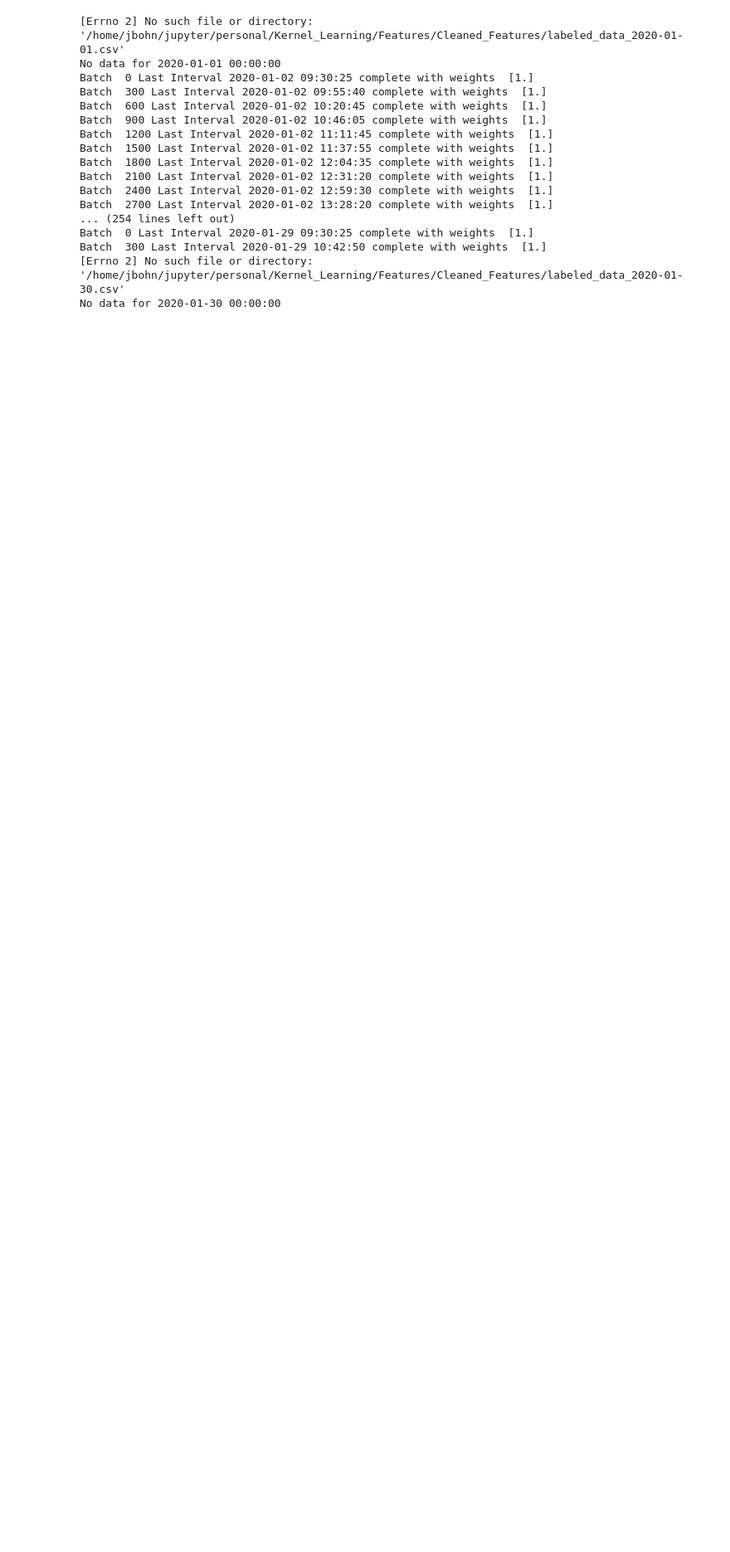
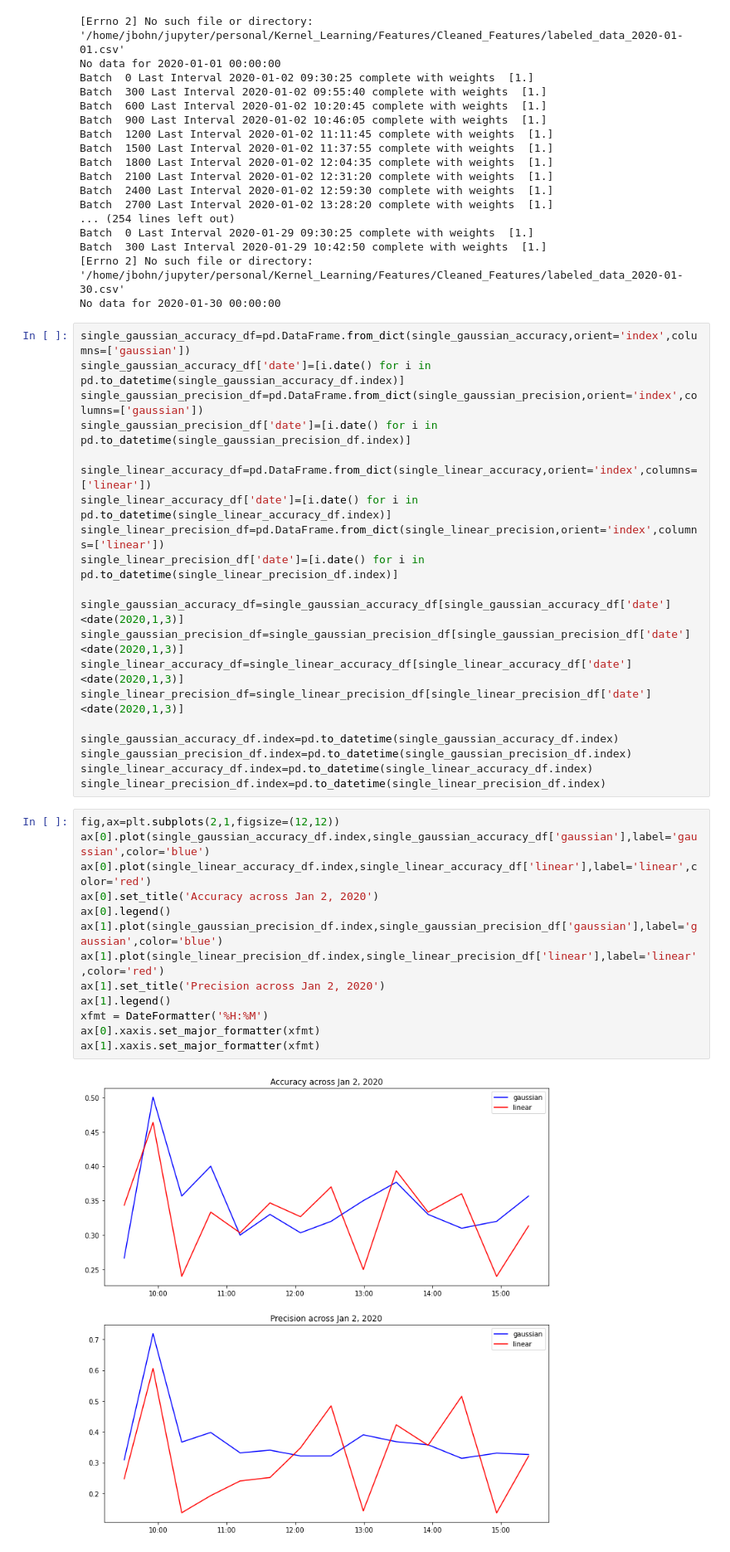
Before and after one commit to jasonbohne123/Kernel_Learning, a Jupyter notebook: LOB_Analysis/mkl_lob.ipynb, the cells around one changed output. Shown at 83% size. Saved outputs shown, nothing was run; the diff lists cells and outputs as text; blank space fills up the shorter version.

```diff
--- a/LOB_Analysis/mkl_lob.ipynb
+++ b/LOB_Analysis/mkl_lob.ipynb
@@ -130,5 +131,40 @@ Batch  0 Last Interval 2020-01-29 09:30:25 complete with weights  [1.]
 Batch  300 Last Interval 2020-01-29 10:42:50 complete with weights  [1.]
 [Errno 2] No such file or directory: '/home/jbohn/jupyter/personal/Kernel_Learning/Features/Cleaned_Features/labeled_data_2020-01-30.csv'
 No data for 2020-01-30 00:00:00
+# %%
+single_gaussian_accuracy_df=pd.DataFrame.from_dict(single_gaussian_accuracy,orient='index',columns=['gaussian'])
+single_gaussian_accuracy_df['date']=[i.date() for i in pd.to_datetime(single_gaussian_accuracy_df.index)]
+single_gaussian_precision_df=pd.DataFrame.from_dict(single_gaussian_precision,orient='index',columns=['gaussian'])
+single_gaussian_precision_df['date']=[i.date() for i in pd.to_datetime(single_gaussian_precision_df.index)]
+
+single_linear_accuracy_df=pd.DataFrame.from_dict(single_linear_accuracy,orient='index',columns=['linear'])
+single_linear_accuracy_df['date']=[i.date() for i in pd.to_datetime(single_linear_accuracy_df.index)]
+single_linear_precision_df=pd.DataFrame.from_dict(single_linear_precision,orient='index',columns=['linear'])
+single_linear_precision_df['date']=[i.date() for i in pd.to_datetime(single_linear_precision_df.index)]
+
+single_gaussian_accuracy_df=single_gaussian_accuracy_df[single_gaussian_accuracy_df['date']<date(2020,1,3)]
+single_gaussian_precision_df=single_gaussian_precision_df[single_gaussian_precision_df['date']<date(2020,1,3)]
+single_linear_accuracy_df=single_linear_accuracy_df[single_linear_accuracy_df['date']<date(2020,1,3)]
+single_linear_precision_df=single_linear_precision_df[single_linear_precision_df['date']<date(2020,1,3)]
+
+single_gaussian_accuracy_df.index=pd.to_datetime(single_gaussian_accuracy_df.index)
+single_gaussian_precision_df.index=pd.to_datetime(single_gaussian_precision_df.index)
+single_linear_accuracy_df.index=pd.to_datetime(single_linear_accuracy_df.index)
+single_linear_precision_df.index=pd.to_datetime(single_linear_precision_df.index)
+# %%
+fig,ax=plt.subplots(2,1,figsize=(12,12))
+ax[0].plot(single_gaussian_accuracy_df.index,single_gaussian_accuracy_df['gaussian'],label='gaussian',color='blue')
+ax[0].plot(single_linear_accuracy_df.index,single_linear_accuracy_df['linear'],label='linear',color='red')
+ax[0].set_title('Accuracy across Jan 2, 2020')
+ax[0].legend()
+ax[1].plot(single_gaussian_precision_df.index,single_gaussian_precision_df['gaussian'],label='gaussian',color='blue')
+ax[1].plot(single_linear_precision_df.index,single_linear_precision_df['linear'],label='linear',color='red')
+ax[1].set_title('Precision across Jan 2, 2020')
+ax[1].legend()
+xfmt = DateFormatter('%H:%M')
+ax[0].xaxis.set_major_formatter(xfmt)
+ax[1].xaxis.set_major_formatter(xfmt)
+# %% [output]
+[figure, added]
 # %%
 fig,axis=plt.subplots(2,1,figsize=(12,12))
```
Also changed, not shown: parts of 11 cells of this notebook.
